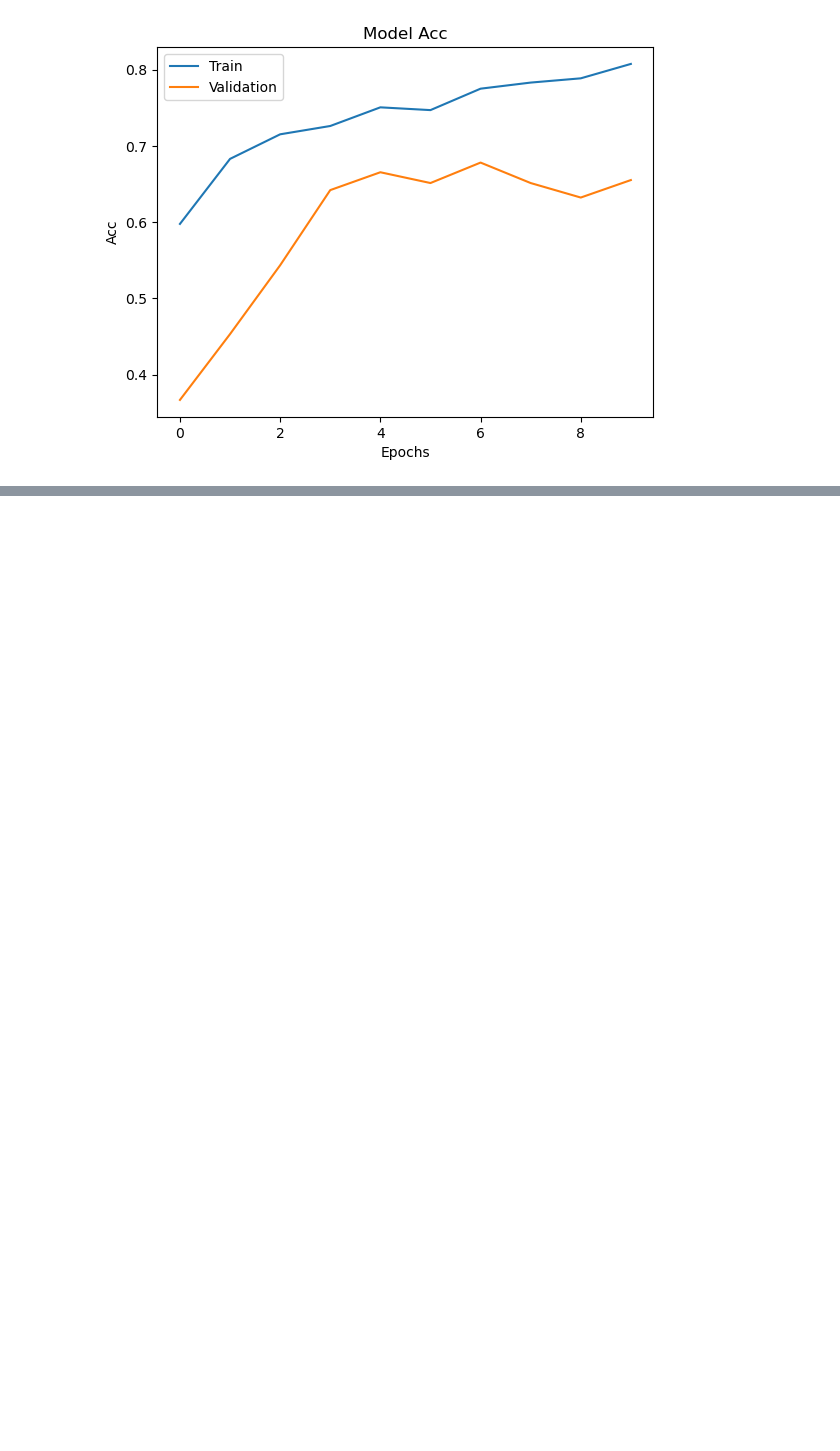
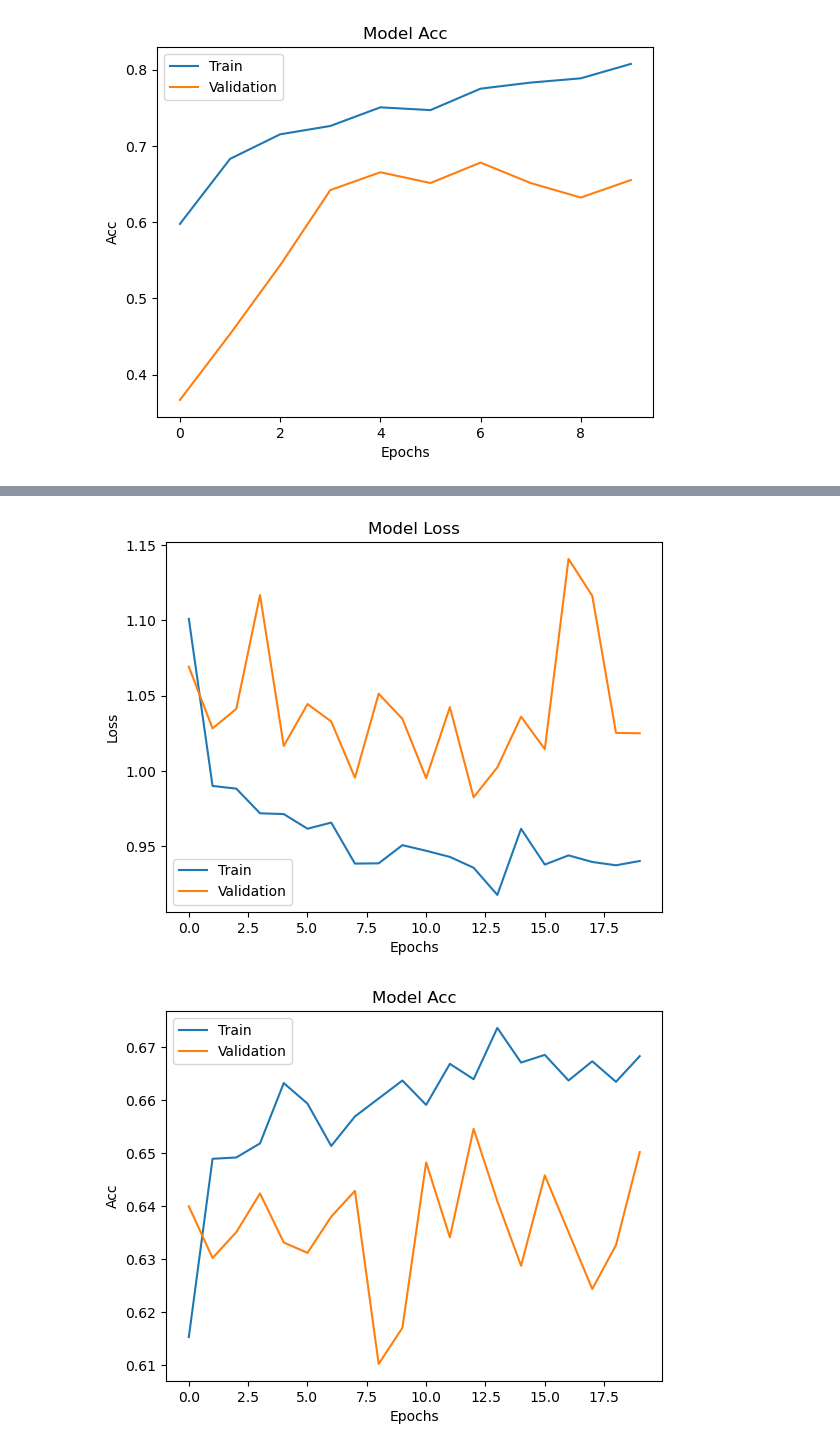
Before and after one commit to Girish-Rajani/Blindess_Detection_Deep_Learning, a Jupyter notebook: Blindess Detection.ipynb, the cells around one changed output, grey strips where cells are left out. Cells and saved outputs as stored; diff of their text form; code cells hidden in the pictures; blank space fills up the shorter version.

```diff
--- a/Blindess Detection.ipynb
+++ b/Blindess Detection.ipynb
@@ -289,6 +278,9 @@ validation_generator = validation_datagen.flow_from_directory(
     target_size=(150,150),
     batch_size=20, #was 20 before
     class_mode='categorical')'''
+
+
+step_size_train_aug=train_generator_aug.n//train_generator_aug.batch_size
 # %% [output]
 Found 4178 images belonging to 5 classes.
 Found 4178 images belonging to 5 classes.
@@ -667,7 +576,0 @@ resnet_base_model.compile(
-# %%
-resnet_history = resnet_base_model.fit(
-    train_generator,
-    steps_per_epoch=step_size_train,
-    epochs=10,
-    validation_data=validation_generator,
-    validation_steps=step_size_valid)
@@ -715,0 +587,7 @@ plt.show()
+# %%
+resnet_history = resnet_base_model.fit(
+    train_generator,
+    steps_per_epoch=step_size_train,
+    epochs=20,
+    validation_data=validation_generator,
+    validation_steps=step_size_valid)
@@ -715,0 +633,8 @@ plt.show()
+# %%
+##############IGNORE#################
+resnet_history_aug = resnet_base_model.fit(
+    train_generator_aug,
+    steps_per_epoch=step_size_train_aug,
+    epochs=20,
+    validation_data=validation_generator,
+    validation_steps=step_size_valid)
@@ -715,0 +659,23 @@ plt.show()
+# %%
+#####################IGNORE####################
+
+#Plot training and validation loss
+plt.plot(resnet_history_aug.history['loss'])
+plt.plot(resnet_history_aug.history['val_loss'])
+plt.title('Model Loss')
+plt.ylabel('Loss')
+plt.xlabel('Epochs')
+plt.legend(['Train','Validation'],loc='best')
+plt.show()
+
+#Plot training and validation accuracy
+plt.plot(resnet_history_aug.history['acc'])
+plt.plot(resnet_history_aug.history['val_acc'])
+plt.title('Model Acc')
+plt.ylabel('Acc')
+plt.xlabel('Epochs')
+plt.legend(['Train','Validation'],loc='best')
+plt.show()
+# %% [output]
+[figure, added]
+[figure, added]
```
Also changed, not shown: parts of 14 cells of this notebook.
